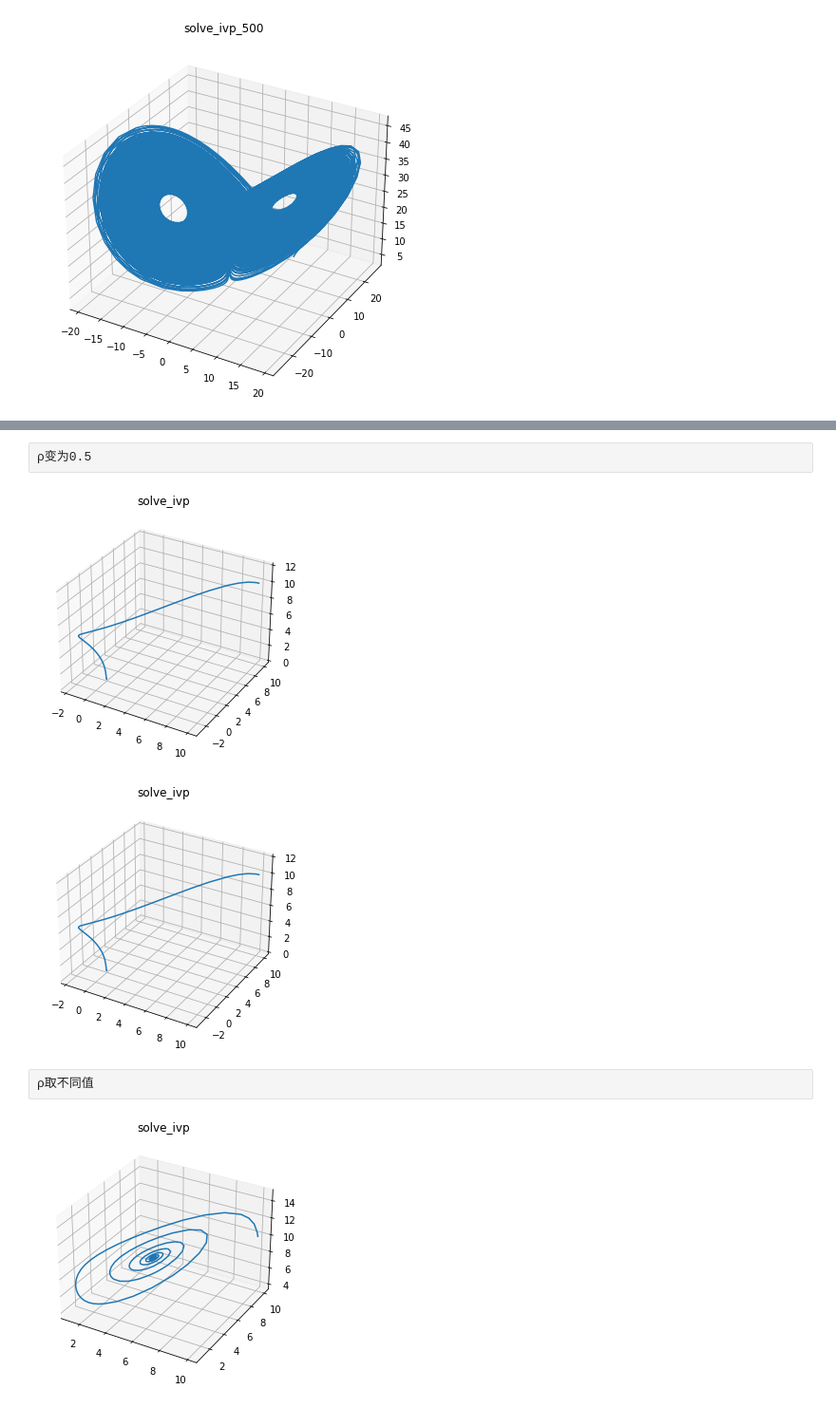
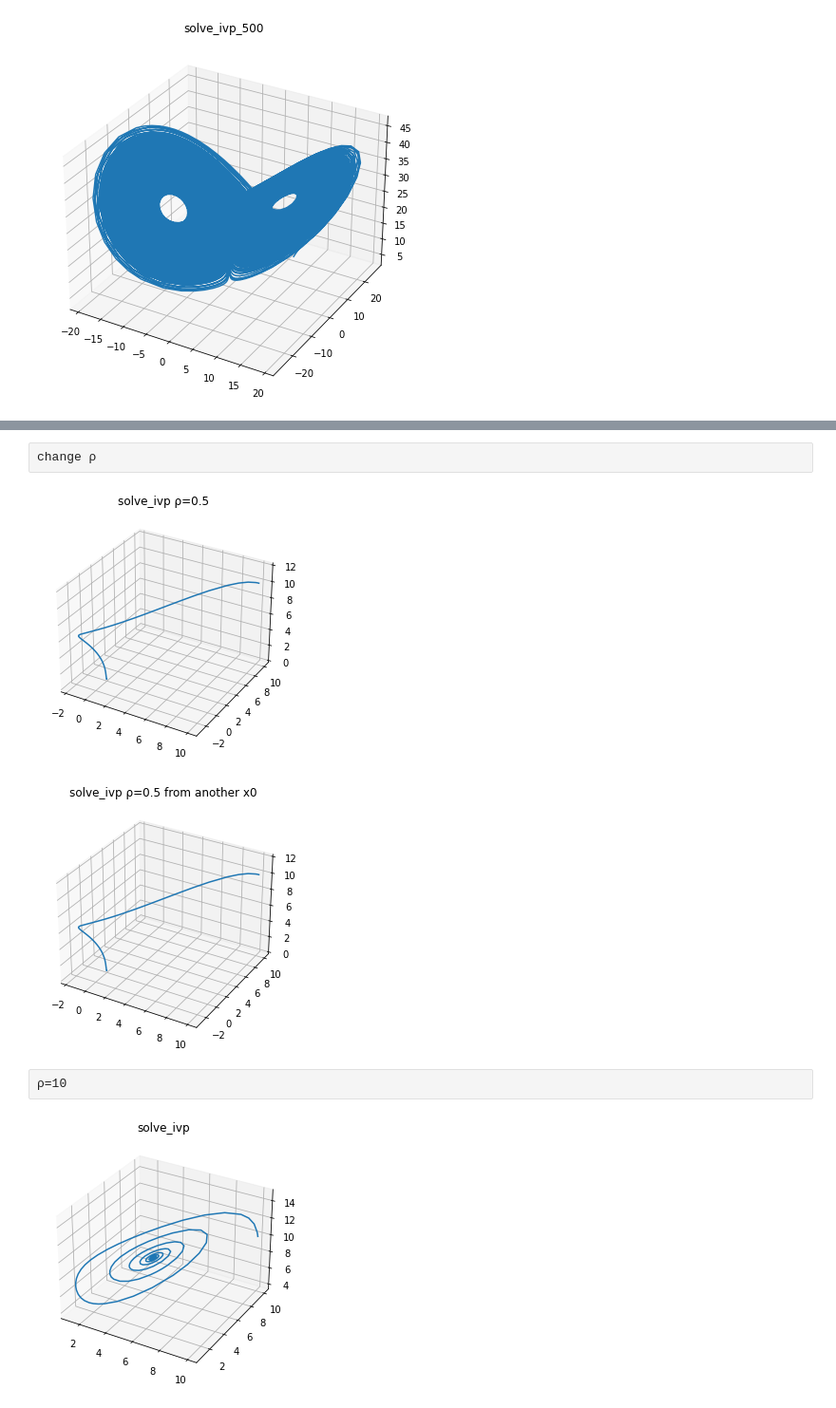
Before and after one commit to Linnore/MLCMS-EX3-GroupK, a Jupyter notebook: task4.ipynb, the cells around one changed output, grey strips where cells are left out. Shown at 95% size. Cells and saved outputs as stored; diff of their text form; code cells hidden in the pictures.

```diff
--- a/task4.ipynb
+++ b/task4.ipynb
@@ -326,5 +329,5 @@ plt.show()
-# %% [raw]
-ρ变为0.5
+# %% [raw]
+change ρ
 # %%
 import numpy as np
 from scipy.integrate import odeint, solve_ivp
@@ -358,11 +361,11 @@ ax = fig.add_subplot(1, 2, 2, projection='3d')
 ax.plot(result_solve_ivp.y[0, :],
         result_solve_ivp.y[1, :],
         result_solve_ivp.y[2, :])
-ax.set_title("solve_ivp")
+ax.set_title("solve_ivp ρ=0.5")
 
 plt.show()
 # %% [output]
-[figure, old version]
+[figure, new version]
 # %%
 import numpy as np
 from scipy.integrate import odeint, solve_ivp
@@ -372,37 +375,37 @@ from mpl_toolkits.mplot3d import Axes3D
 def lorenz(t, state, sigma, beta, rho):
     x, y, z = state
 
     dx = sigma * (y - x)
     dy = x * (rho - z) - y
     dz = x * y - beta * z
 
     return [dx, dy, dz]
 
 sigma = 10.0
 beta = 8.0 / 3.0
 rho = 0.5
 
 p = (sigma, beta, rho)  # Parameters of the system
 
 y0 = [10.0+10**(-8), 10.0, 10.0]  # Initial state of the system
 
 t_span = (0.0, 1000.0)
 
 result_solve_ivp = solve_ivp(lorenz, t_span, y0, args=p, method='LSODA')
 
 fig = plt.figure(figsize=(10,10))
 
 ax = fig.add_subplot(1, 2, 2, projection='3d')
 ax.plot(result_solve_ivp.y[0, :],
         result_solve_ivp.y[1, :],
         result_solve_ivp.y[2, :])
-ax.set_title("solve_ivp")
+ax.set_title("solve_ivp ρ=0.5 from another x0")
 
 plt.show()
 # %% [output]
-[figure, old version]
+[figure, new version]
-# %% [raw]
-ρ取不同值
+# %% [raw]
+ρ=10
 # %%
 import numpy as np
 from scipy.integrate import odeint, solve_ivp
```
Also changed, not shown: parts of 10 cells of this notebook.
